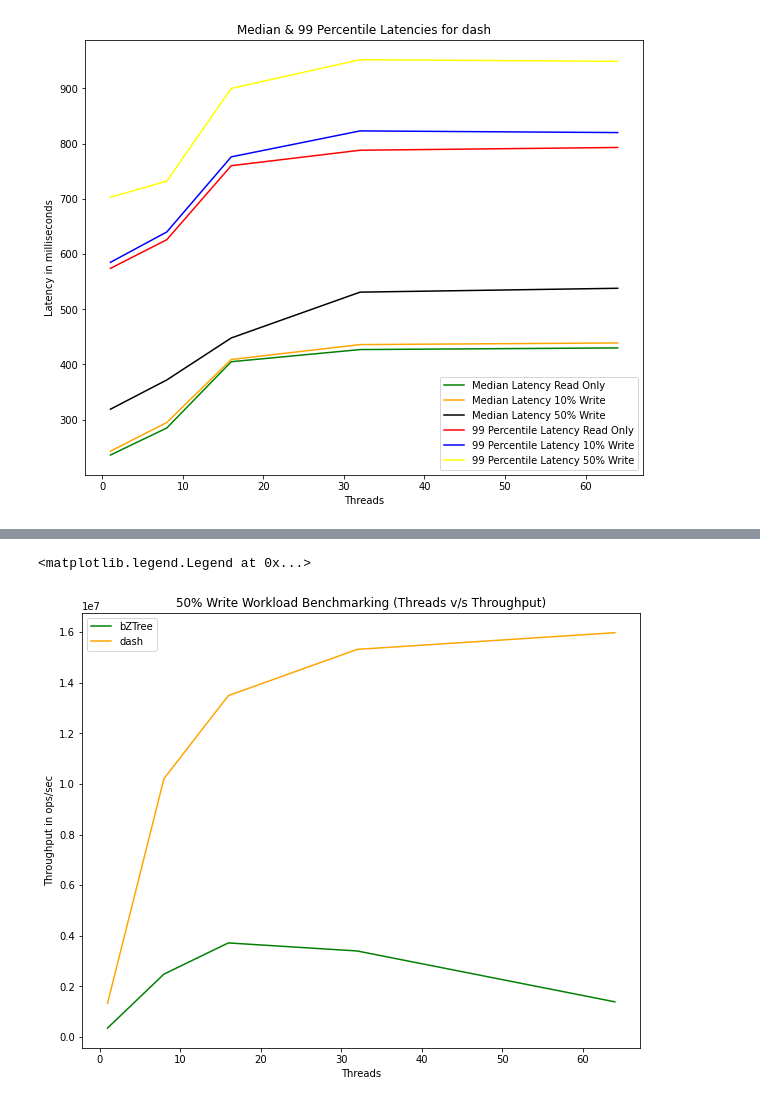
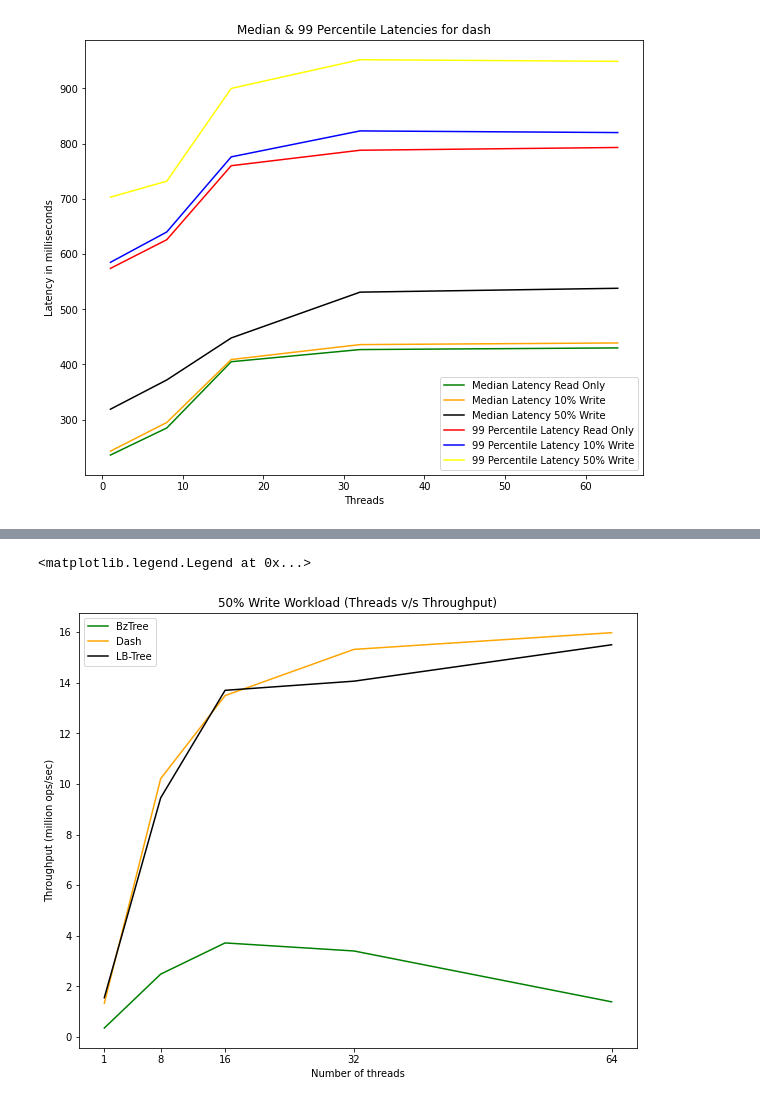
Before and after one commit to nisargshah95/Comparison-of-Indexes-for-PMem, a Jupyter notebook: CS764.ipynb, the cells around one changed output, grey strips where cells are left out. Drawn from its saved outputs; the diff is of its cells as text; code cells hidden in the pictures.

```diff
--- a/CS764.ipynb
+++ b/CS764.ipynb
@@ -123,18 +131,21 @@ plt.legend(handles=[bz10WriteLine, d10WriteLine])
 # %%
 # 50% WRITE - THROUGHPUT VS THREADS (ACROSS TREES)
 
 threads = [1, 8, 16, 32, 64]
-bzThroughput50Write = [354642, 2484297, 3716887, 3399154, 1390102]
-dThroughput50Write = [1336390, 10206920, 13487973, 15313687, 15973628]
+bzThroughput50Write = [.354642, 2.484297, 3.716887, 3.399154, 1.390102]
+dThroughput50Write = [1.336390, 10.206920, 13.487973, 15.313687, 15.973628]
+lThroughput50Write = [1.554156, 9.448300, 13.696669, 14.057776, 15.495541]
 
 plt.figure(figsize=(10,8))
-bz50WriteLine, = plt.plot(threads, bzThroughput50Write, color='g', label = 'bZTree')
-d50WriteLine, = plt.plot(threads, dThroughput50Write, color='orange', label = 'dash')
+bz50WriteLine, = plt.plot(threads, bzThroughput50Write, color='g', label = 'BzTree')
+d50WriteLine, = plt.plot(threads, dThroughput50Write, color='orange', label = 'Dash')
+l50WriteLine, = plt.plot(threads, lThroughput50Write, color='black', label = 'LB-Tree')
 
-plt.xlabel('Threads')
-plt.ylabel('Throughput in ops/sec')
-plt.title('50% Write Workload Benchmarking (Threads v/s Throughput)')
-plt.legend(handles=[bz50WriteLine, d50WriteLine])
+plt.xlabel('Number of threads')
+plt.xticks([1, 8, 16, 32, 64])
+plt.ylabel('Throughput (million ops/sec)')
+plt.title('50% Write Workload (Threads v/s Throughput)')
+plt.legend(handles=[bz50WriteLine, d50WriteLine, l50WriteLine])
 # %% [output]
 <matplotlib.legend.Legend at 0x...>
-[figure, old version]
+[figure, new version]
```
Also changed, not shown: parts of 6 cells of this notebook.
